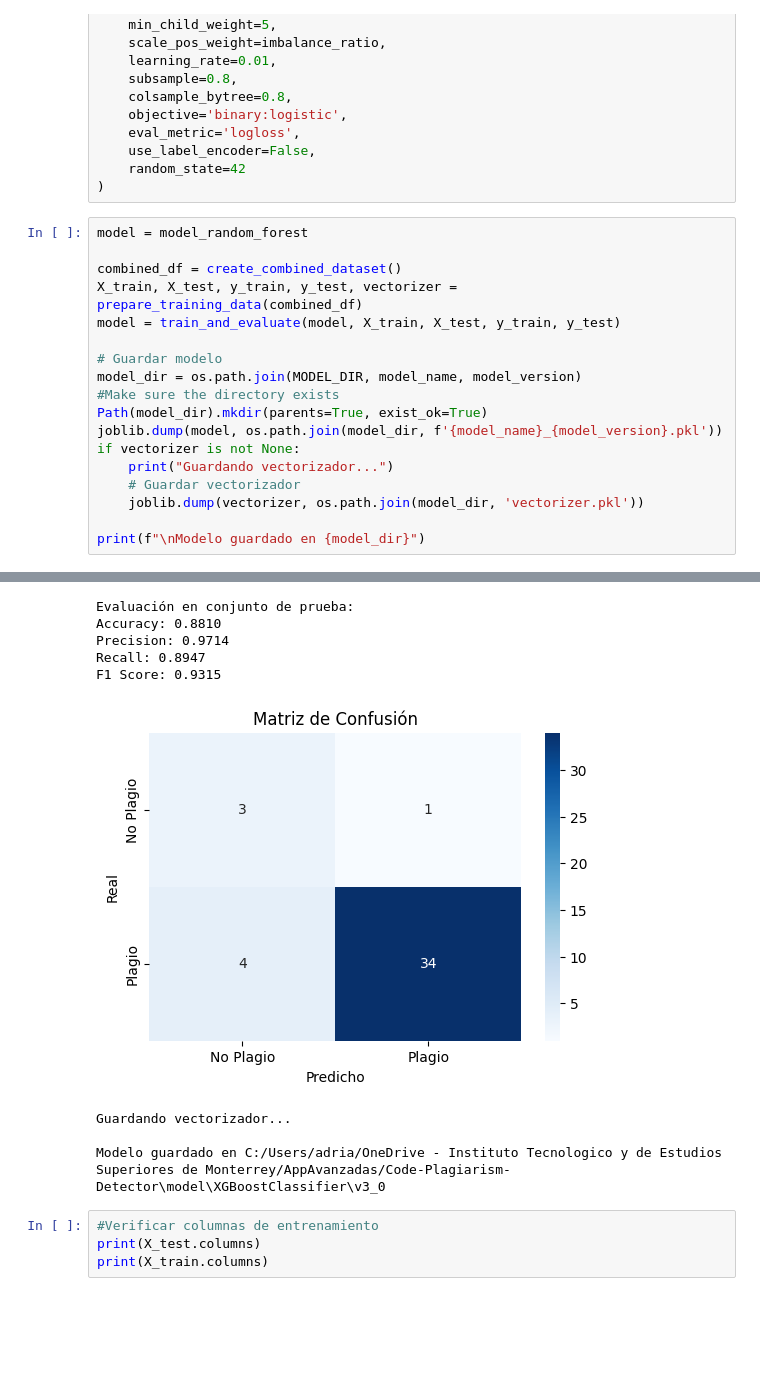
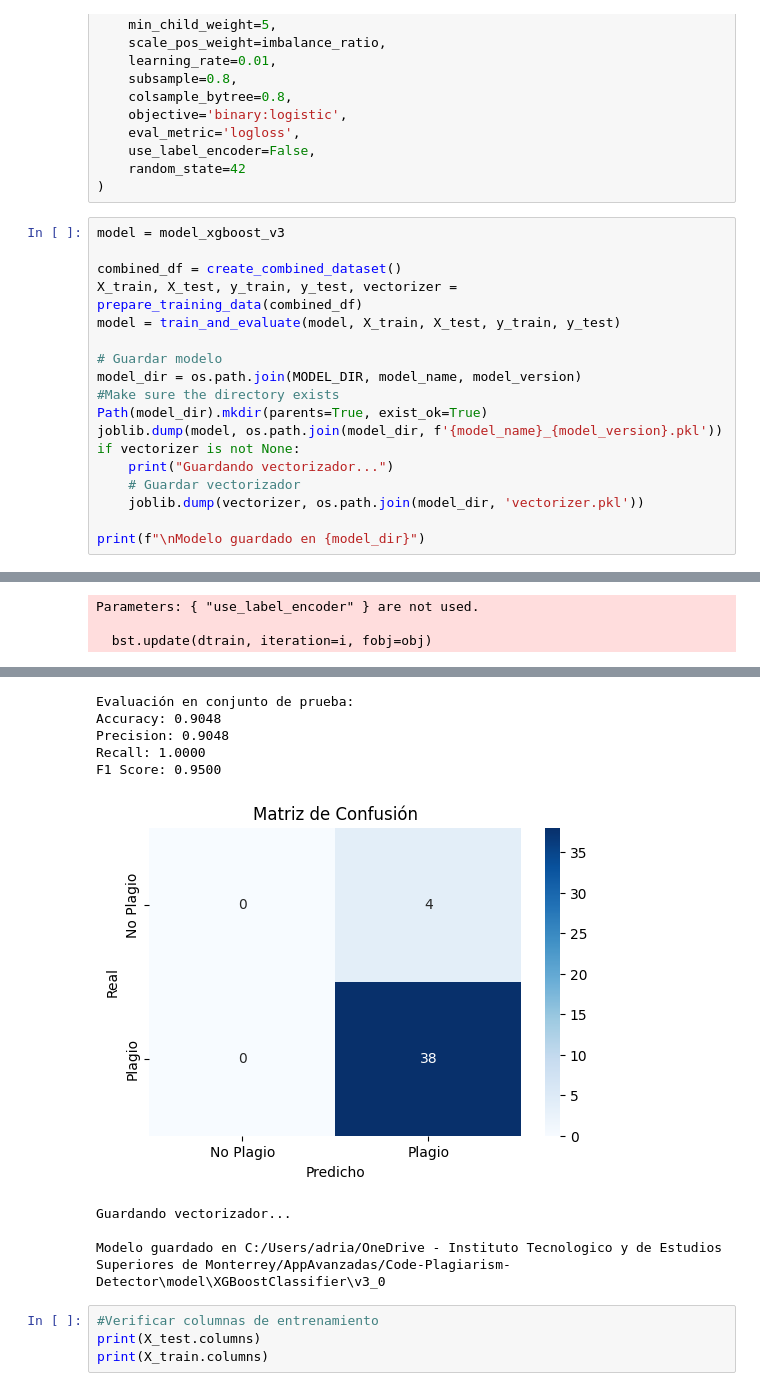
Before and after one commit to FerminMendez/Code-Plagiarism-Detector, a Jupyter notebook: Code/main.ipynb, the cells around one changed output, grey strips where cells are left out. Drawn from its saved outputs; the diff is of its cells as text; blank space fills up the shorter version.

```diff
--- a/Code/main.ipynb
+++ b/Code/main.ipynb
@@ -394,7 +394,7 @@ model_xgboost_v3 = xgb.XGBClassifier(
     random_state=42
 )
 # %%
-model = model_random_forest
+model = model_xgboost_v3
 
 combined_df = create_combined_dataset()
 X_train, X_test, y_train, y_test, vectorizer = prepare_training_data(combined_df)
@@ -431,0 +432,3 @@ F1 Score: 0.9868
+Parameters: { "use_label_encoder" } are not used.
+
+  bst.update(dtrain, iteration=i, fobj=obj)
@@ -433,12 +436,12 @@ F1 Score: 0.9868
-Evaluación en conjunto de prueba:
-Accuracy: 0.8810
-Precision: 0.9714
-Recall: 0.8947
-F1 Score: 0.9315
+Evaluación en conjunto de prueba:
+Accuracy: 0.9048
+Precision: 0.9048
+Recall: 1.0000
+F1 Score: 0.9500
-[figure, old version]
+[figure, new version]
-Guardando vectorizador...
-
-Modelo guardado en C:/Users/adria/OneDrive - Instituto Tecnologico y de Estudios Superiores de Monterrey/AppAvanzadas/Code-Plagiarism-Detector\model\XGBoostClassifier\v3_0
+Guardando vectorizador...
+
+Modelo guardado en C:/Users/adria/OneDrive - Instituto Tecnologico y de Estudios Superiores de Monterrey/AppAvanzadas/Code-Plagiarism-Detector\model\XGBoostClassifier\v3_0
 # %%
 #Verificar columnas de entrenamiento
 print(X_test.columns)
```
Also changed, not shown: parts of 1 cell of this notebook.
